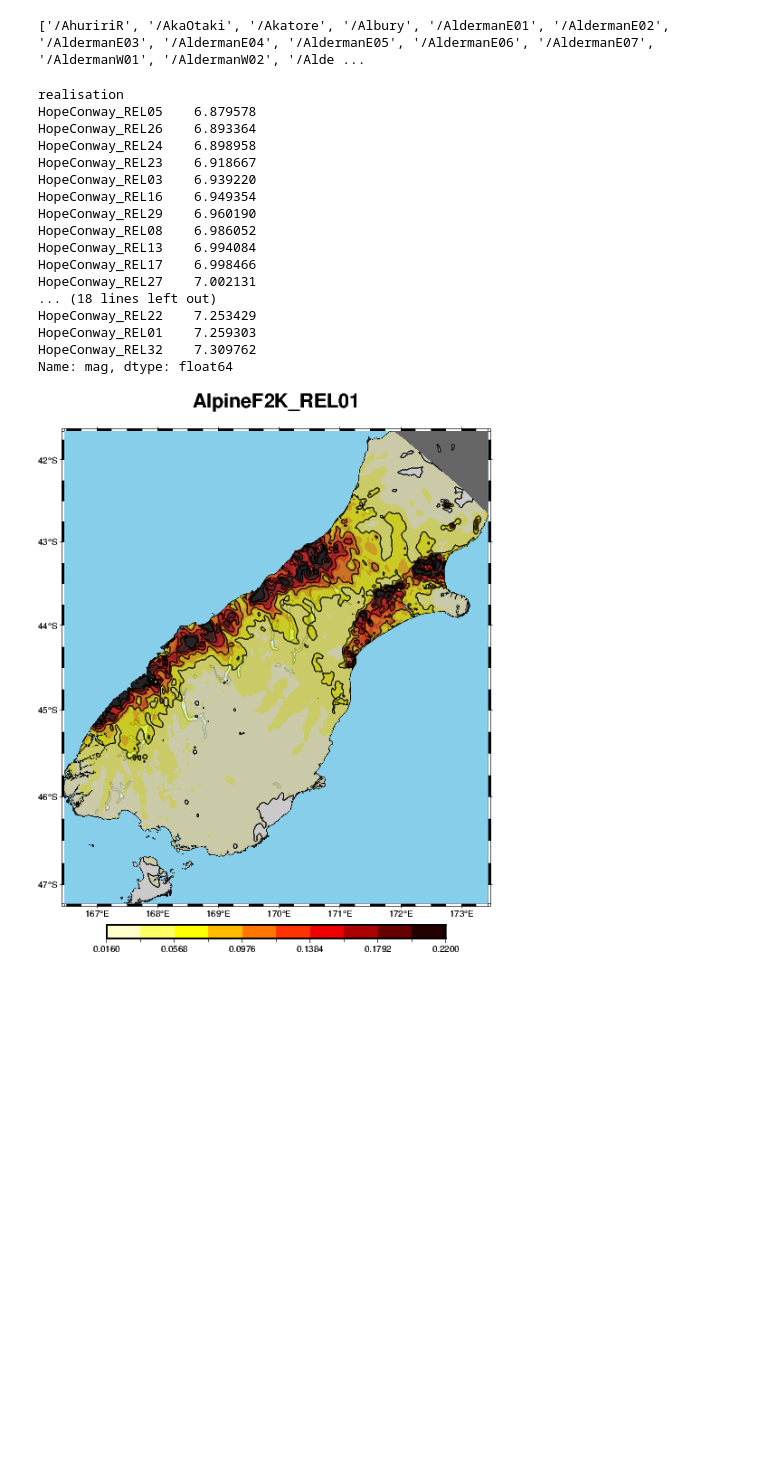
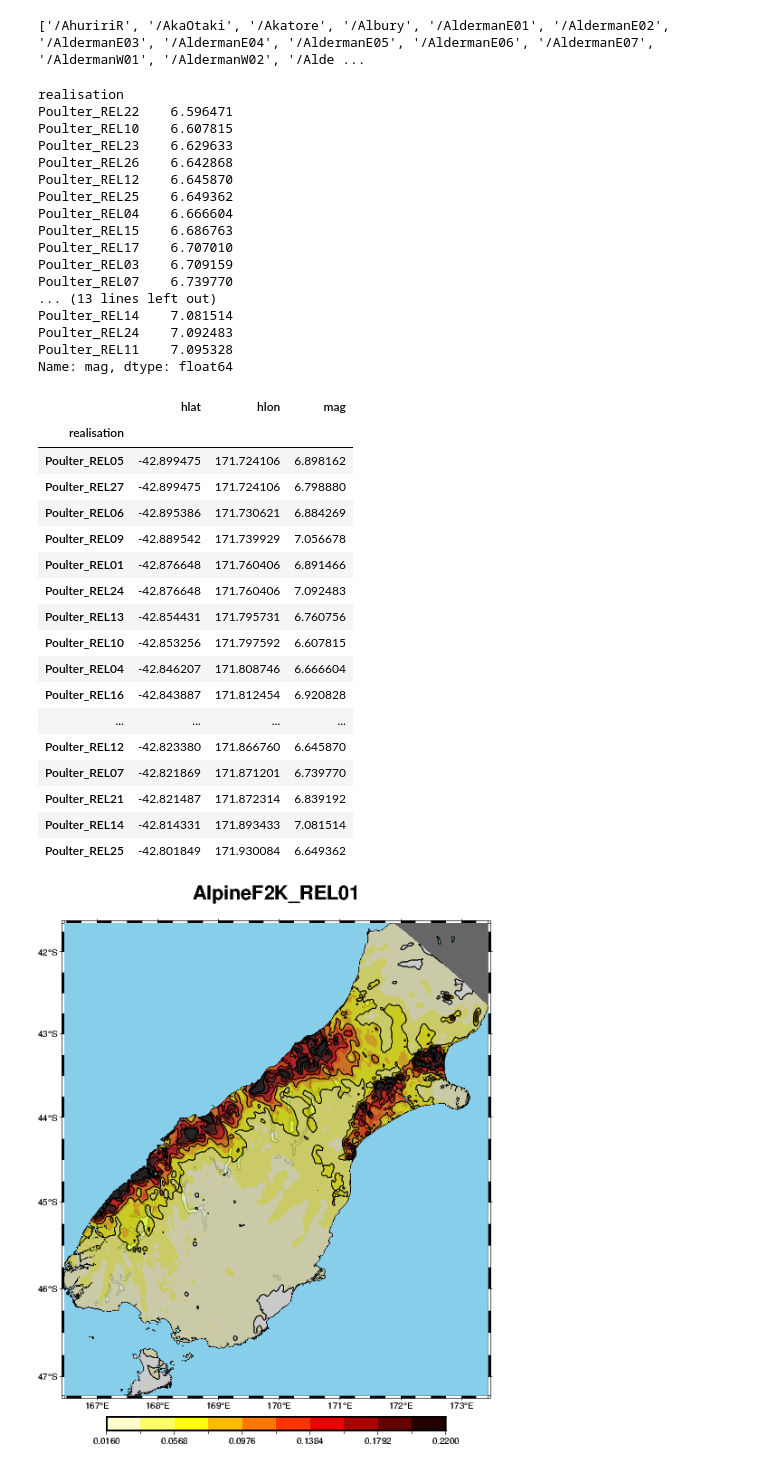
Before and after one commit to claudio525/nn_gmm, a Jupyter notebook: nn_gmm/scripts/exploration/directivity_parameters.ipynb, the cells around one changed output. Drawn from its saved outputs; the diff is of its cells as text; code cells hidden in the pictures; blank space fills up the shorter version.

```diff
--- a/nn_gmm/scripts/exploration/directivity_parameters.ipynb
+++ b/nn_gmm/scripts/exploration/directivity_parameters.ipynb
@@ -74,8 +74,8 @@ with pd.HDFStore(directivity_db_ffp) as db:
 # Get data for the current fault
 # cur_fault = "AlpineF2K"
 # cur_fault = "AwatereNE"
-cur_fault = "AwatereSW"
-cur_fault = "HopeConway"
+# cur_fault = "AwatereSW"
+cur_fault = "Poulter"
 
 with pd.HDFStore(directivity_db_ffp) as db:
     cur_df = db[f"/{cur_fault}"]
@@ -110,22 +110,43 @@ cur_im_data["lon"] = site_df.loc[cur_im_data.site, "lon"].values
 source_params.loc[source_params.fault == cur_fault].mag.sort_values()
 # %% [output]
 realisation
-HopeConway_REL05    6.879578
-HopeConway_REL26    6.893364
-HopeConway_REL24    6.898958
-HopeConway_REL23    6.918667
-HopeConway_REL03    6.939220
-HopeConway_REL16    6.949354
-HopeConway_REL29    6.960190
-HopeConway_REL08    6.986052
-HopeConway_REL13    6.994084
-HopeConway_REL17    6.998466
-HopeConway_REL27    7.002131
-... (18 lines left out)
-HopeConway_REL22    7.253429
-HopeConway_REL01    7.259303
-HopeConway_REL32    7.309762
+Poulter_REL22    6.596471
+Poulter_REL10    6.607815
+Poulter_REL23    6.629633
+Poulter_REL26    6.642868
+Poulter_REL12    6.645870
+Poulter_REL25    6.649362
+Poulter_REL04    6.666604
+Poulter_REL15    6.686763
+Poulter_REL17    6.707010
+Poulter_REL03    6.709159
+Poulter_REL07    6.739770
+... (13 lines left out)
+Poulter_REL14    7.081514
+Poulter_REL24    7.092483
+Poulter_REL11    7.095328
 Name: mag, dtype: float64
+# %%
+source_params.loc[source_params.fault == cur_fault, ["hlat", "hlon", "mag"]].sort_values("hlat")
+# %% [output]
+|  | hlat | hlon | mag |
+| realisation |  |  |  |
+| Poulter_REL05 | -42.899475 | 171.724106 | 6.898162 |
+| Poulter_REL27 | -42.899475 | 171.724106 | 6.798880 |
+| Poulter_REL06 | -42.895386 | 171.730621 | 6.884269 |
+| Poulter_REL09 | -42.889542 | 171.739929 | 7.056678 |
+| Poulter_REL01 | -42.876648 | 171.760406 | 6.891466 |
+| Poulter_REL24 | -42.876648 | 171.760406 | 7.092483 |
+| Poulter_REL13 | -42.854431 | 171.795731 | 6.760756 |
+| Poulter_REL10 | -42.853256 | 171.797592 | 6.607815 |
+| Poulter_REL04 | -42.846207 | 171.808746 | 6.666604 |
+| Poulter_REL16 | -42.843887 | 171.812454 | 6.920828 |
+| ... | ... | ... | ... |
+| Poulter_REL12 | -42.823380 | 171.866760 | 6.645870 |
+| Poulter_REL07 | -42.821869 | 171.871201 | 6.739770 |
+| Poulter_REL21 | -42.821487 | 171.872314 | 6.839192 |
+| Poulter_REL14 | -42.814331 | 171.893433 | 7.081514 |
+| Poulter_REL25 | -42.801849 | 171.930084 | 6.649362 |
 # %%
 # cur_realisation = "AlpineF2K_REL01"
 # cur_realisation = "AwatereNE_REL01"
```
Also changed, not shown: parts of 2 cells of this notebook, 22 other files.
